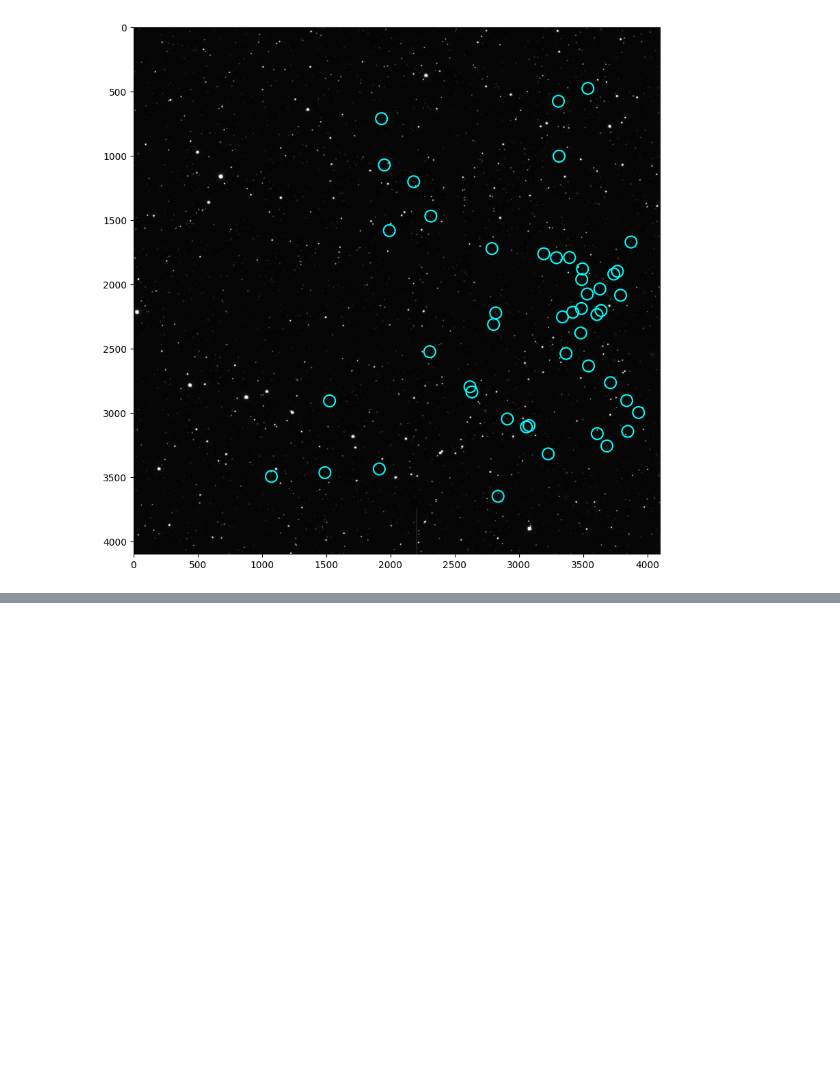
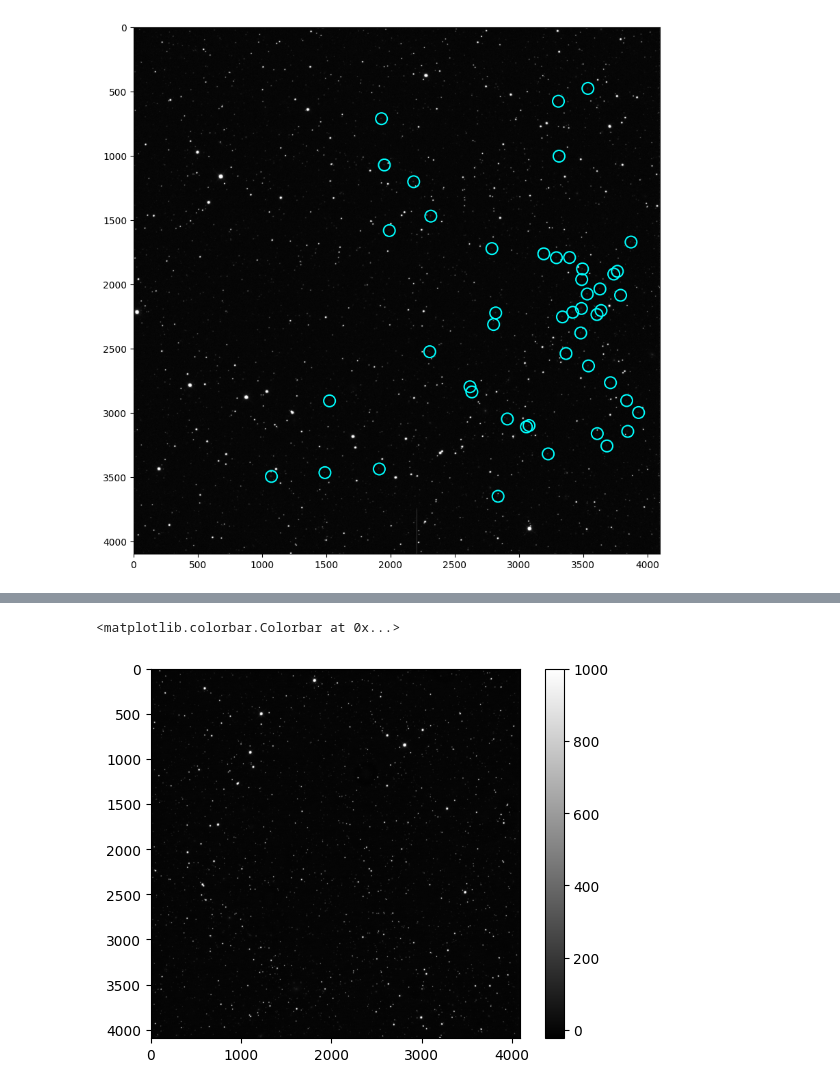
Before and after one commit to JackDavidMaher/THE-BOYZ-ARE-BACK, a Jupyter notebook: Astro_Labbook_2025.ipynb, the cells around one changed output, grey strips where cells are left out. Drawn from its saved outputs; the diff is of its cells as text; code cells hidden in the pictures; blank space fills up the shorter version.

Commit message:
Source Picking and Using new data

```diff
--- a/Astro_Labbook_2025.ipynb
+++ b/Astro_Labbook_2025.ipynb
@@ -452,5 +449,5 @@ redshift_results = custom_simbad.query_objects(identifiers)
 # %%
-files = sorted(glob.glob('data/science_R/*.fits'))
+files = sorted(glob.glob('data/V1/science_R/*.fits'))
 output_stack = 'stacked_deep.fits'
 
 ref_fn = files[0]
@@ -603,0 +708,9 @@ plt.show()
+# %%
+path_dark_raw = 'data/V2/darks'
+combined_bias = astropy.nddata.CCDData.read('data/V2/bias/combined_bias.fit', unit='adu')
+
+for file_path in glob.glob(os.path.join(path_dark_raw,'*.fit')):
+    ccd = ccdp.CCDData.read(file_path, unit='adu')
+    ccd = ccdp.subtract_bias(ccd, combined_bias)
+    file_name = os.path.basename(file_path)
+    ccd.write('data/V2/darks/bias_subtracted_' + file_name, overwrite = True)
@@ -603,0 +760,14 @@ plt.show()
+# %%
+combined_bias = ccdp.CCDData.read('data/V2/bias/combined_bias.fit', unit='adu')
+combined_darks = ccdp.CCDData.read('data/V2/darks/combined_darks.fit', unit='adu')
+
+seconds_unit = u.s
+
+for file_path in glob.glob(os.path.join('data/V2/flat_R/*.fit')):
+    ccd = ccdp.CCDData.read(file_path, unit='adu')
+    ccd = ccdp.subtract_bias(ccd, combined_bias)
+    ccd = ccdp.subtract_dark(ccd, combined_darks, exposure_time='EXPTIME', exposure_unit = seconds_unit)
+    ccd_mean =  np.mean(ccd)
+    ccd = normalise(ccd, ccd_mean)
+    file_name = os.path.basename(file_path)
+    ccd.write('data/V2/flat_R/cleaned_' + file_name, overwrite = True)
@@ -603,0 +811,14 @@ plt.show()
+# %%
+combined_dark = ccdp.CCDData.read('data/V2/darks/combined_darks.fit', unit='adu')
+combined_bias = ccdp.CCDData.read('data/V2/bias/combined_bias.fit', unit='adu')
+combined_flat = ccdp.CCDData.read('data/V2/flat_R/combined_flats_R.fit', unit='adu')
+cleaned_science_path = Path('data/V2/science_R')
+
+i = 1
+for file_path in cleaned_science_path.glob('*.fit'):
+    ccd = ccdp.CCDData.read(file_path, unit='adu')
+    ccd = ccdp.subtract_bias(ccd, combined_bias)
+    ccd = ccdp.subtract_dark(ccd, combined_dark, exposure_time='EXPTIME', exposure_unit = seconds_unit, scale = True)
+    ccd = ccdp.ccd_process(ccd, master_flat = combined_flat, exposure_key='EXPTIME', exposure_unit = seconds_unit)
+    ccd.write(cleaned_science_path / f'{i}.fits', overwrite = True)
+    i += 1
@@ -603,0 +910,6 @@ plt.show()
+# %%
+plt.imshow(combined, cmap ='gray', vmin = -23, vmax = 1000)
+plt.colorbar()
+# %% [output]
+<matplotlib.colorbar.Colorbar at 0x...>
+[figure, added]
```
Also changed, not shown: parts of 38 cells of this notebook, 4 other files.
